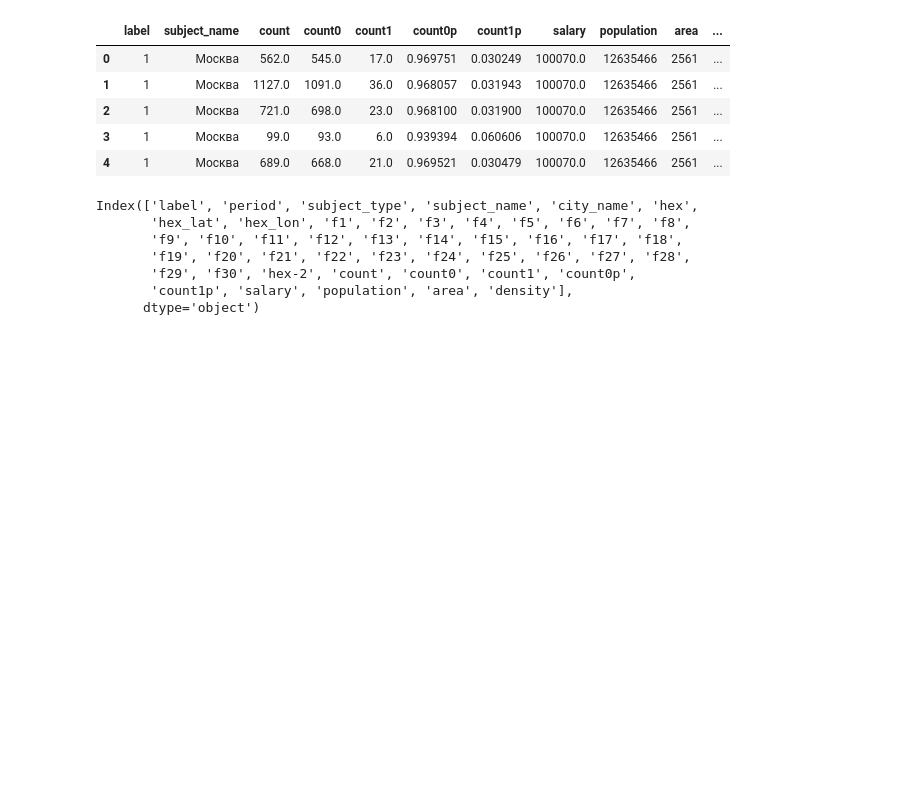
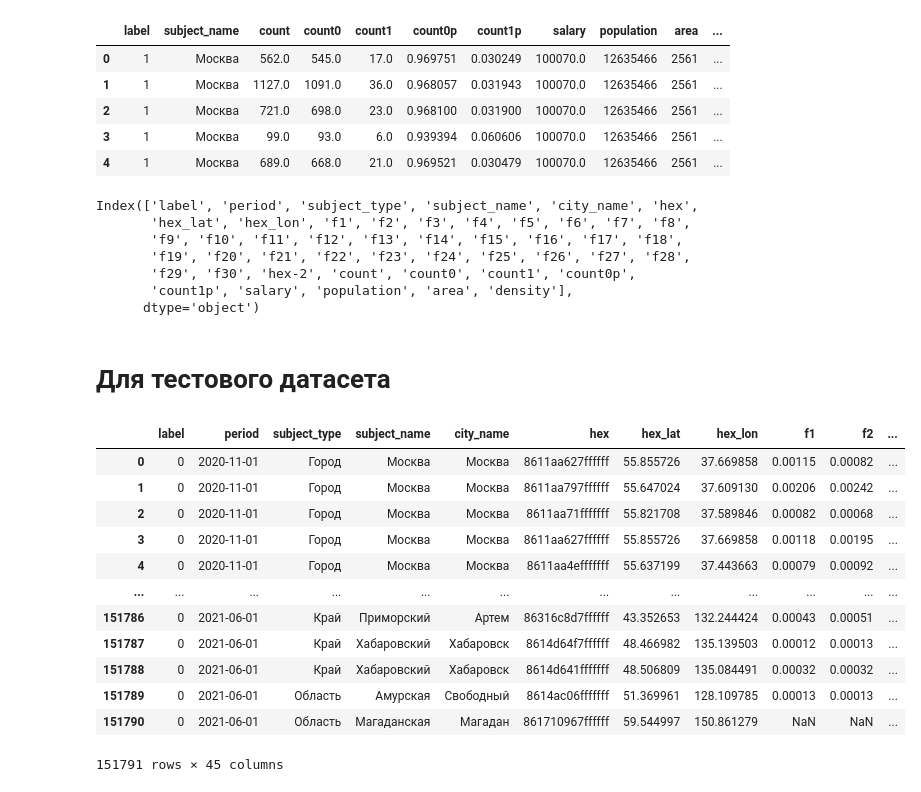
Before and after one commit to ViktorPavlovA/digital_breakthrough2022, a Jupyter notebook: Preprocessing script/препроцессинг.ipynb, the cells around one changed output. Cells and saved outputs as stored; diff of their text form; code cells hidden in the pictures; blank space fills up the shorter version.

```diff
--- a/Preprocessing script/препроцессинг.ipynb
+++ b/Preprocessing script/препроцессинг.ipynb
@@ -462,3 +462,22 @@ Index(['label', 'period', 'subject_type', 'subject_name', 'city_name', 'hex',
       dtype='object')
 # %%
 # subject_name_merged.to_csv('test_v7.csv', index=False)
+# %% [markdown]
+# Для тестового датасета
+# %%
+test_dataset = pd.read_csv('test dataset_add_counthex.csv')
+test_dataset
+# %% [output]
+|  | label | period | subject_type | subject_name | city_name | hex | hex_lat | hex_lon | f1 | f2 | ... |
+| 0 | 0 | 2020-11-01 | Город | Москва | Москва | 8611aa627ffffff | 55.855726 | 37.669858 | 0.00115 | 0.00082 | ... |
+| 1 | 0 | 2020-11-01 | Город | Москва | Москва | 8611aa797ffffff | 55.647024 | 37.609130 | 0.00206 | 0.00242 | ... |
+| 2 | 0 | 2020-11-01 | Город | Москва | Москва | 8611aa71fffffff | 55.821708 | 37.589846 | 0.00082 | 0.00068 | ... |
+| 3 | 0 | 2020-11-01 | Город | Москва | Москва | 8611aa627ffffff | 55.855726 | 37.669858 | 0.00118 | 0.00195 | ... |
+| 4 | 0 | 2020-11-01 | Город | Москва | Москва | 8611aa4efffffff | 55.637199 | 37.443663 | 0.00079 | 0.00092 | ... |
+| ... | ... | ... | ... | ... | ... | ... | ... | ... | ... | ... | ... |
+| 151786 | 0 | 2021-06-01 | Край | Приморский | Артем | 86316c8d7ffffff | 43.352653 | 132.244424 | 0.00043 | 0.00051 | ... |
+| 151787 | 0 | 2021-06-01 | Край | Хабаровский | Хабаровск | 8614d64f7ffffff | 48.466982 | 135.139503 | 0.00012 | 0.00013 | ... |
+| 151788 | 0 | 2021-06-01 | Край | Хабаровский | Хабаровск | 8614d641fffffff | 48.506809 | 135.084491 | 0.00032 | 0.00032 | ... |
+| 151789 | 0 | 2021-06-01 | Область | Амурская | Свободный | 8614ac06fffffff | 51.369961 | 128.109785 | 0.00013 | 0.00013 | ... |
+| 151790 | 0 | 2021-06-01 | Область | Магаданская | Магадан | 861710967ffffff | 59.544997 | 150.861279 | NaN | NaN | ... |
+151791 rows × 45 columns
```
Also changed, not shown: parts of 4 cells of this notebook.
